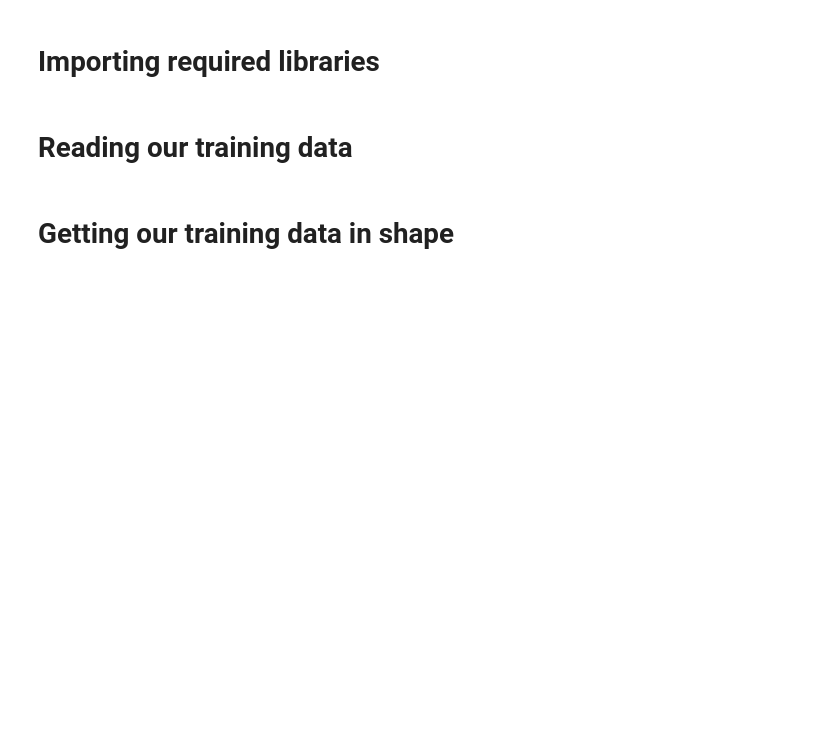
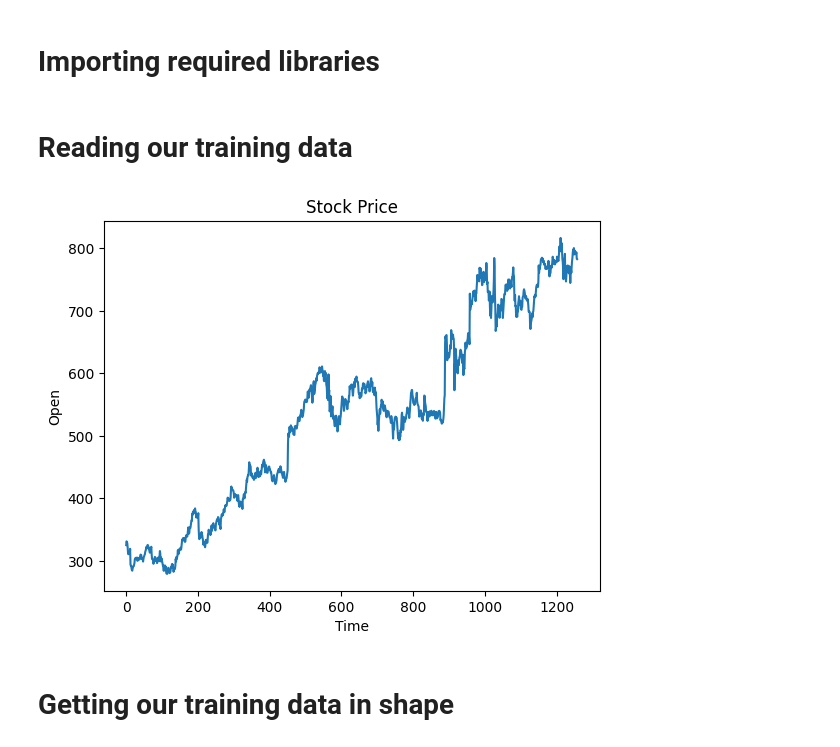
Before and after one commit to prajwalVAIDYA/ANN, a Jupyter notebook: google-stock-price-prediction-using-lstm.ipynb, the cells around one changed output. Cells and saved outputs as stored; diff of their text form; code cells hidden in the pictures; blank space fills up the shorter version.

Commit message:
Kaggle Notebook | Google Stock Price Prediction using LSTM | Version 2

```diff
--- a/google-stock-price-prediction-using-lstm.ipynb
+++ b/google-stock-price-prediction-using-lstm.ipynb
@@ -22,6 +22,15 @@ y_train = []
 for i in range(60, 1258):
     X_train.append(training_set_scaled[i-60:i, 0])
     y_train.append(training_set_scaled[i, 0])
+# %%
+data = dataset_train.loc[:,["Open"]].values
+plt.plot(data)
+plt.xlabel("Time")
+plt.ylabel("Open")
+plt.title("Stock Price")
+plt.show()
+# %% [output]
+[figure, added]
 # %% [markdown]
 # Getting our training data in shape
 # %%
```
Also changed, not shown: parts of 4 cells of this notebook.
